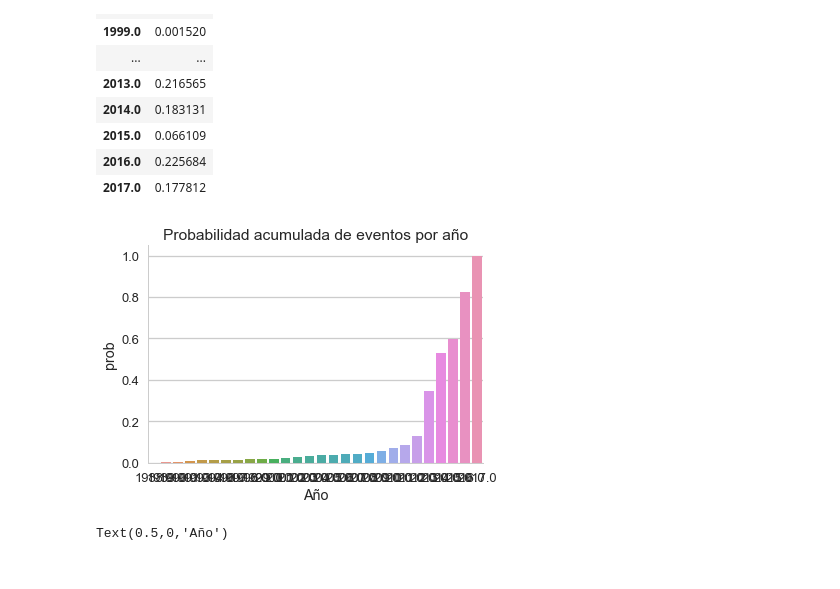
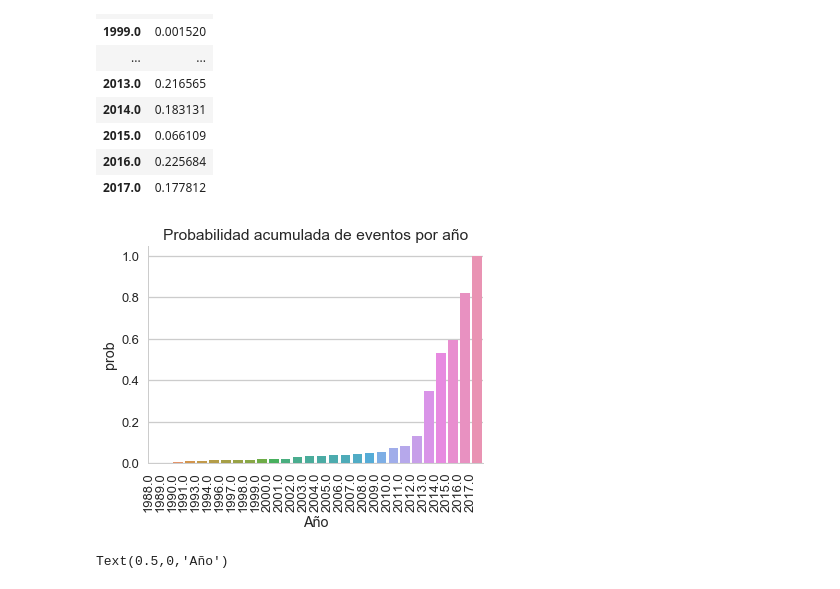
Before and after one commit to MarceloCena/AnalisisyVisualizacion, a Jupyter notebook: Tarea_integradora_parte1.ipynb, the cells around one changed output. Drawn from its saved outputs; the diff is of its cells as text; code cells hidden in the pictures.

```diff
--- a/Tarea_integradora_parte1.ipynb
+++ b/Tarea_integradora_parte1.ipynb
@@ -145,14 +145,14 @@ dfpsanual
 # %%
 acumuladoanual = dataset[(dataset.year != 0 )].year.value_counts(normalize=True).to_frame().reset_index()
 dfanual = acumuladoanual.sort_values('index')
 dfanual['prob'] = dfanual['year'].cumsum()
 ax = sb.barplot(data=dfanual,      y='prob', x='index')
-#ax.set_xticklabels(ax.get_xticklabels(), rotation=90, ha="right")
+ax.set_xticklabels(ax.get_xticklabels(), rotation=90, ha="right")
 ax.set_title('Probabilidad acumulada de eventos por año')
 ax.set(xlabel='Año')
 sb.despine()
 # %% [output]
-[figure, old version]
+[figure, new version]
 # %%
 #otra forma sería un gráfico de distribucion acumulada continua
 
```
Also changed, not shown: parts of 4 cells of this notebook, 1 other file.
